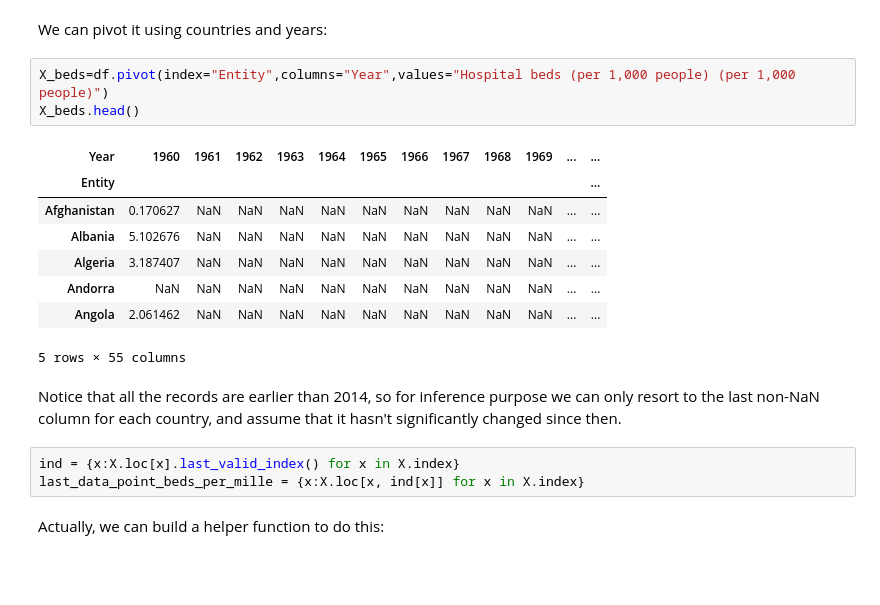
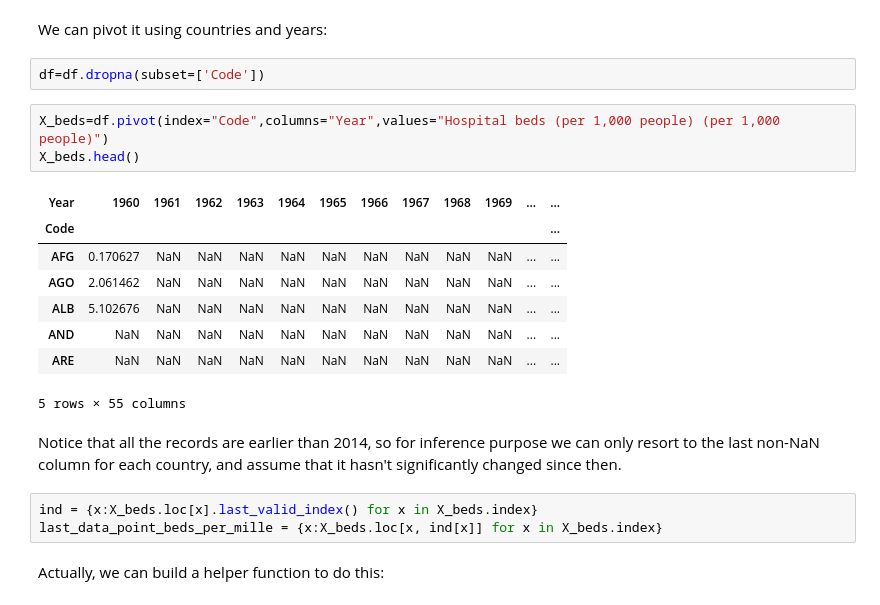
Before and after one commit to danielnee2/SKTW, a Jupyter notebook: TC/prediction_TC.ipynb, the cells around one changed output. Saved outputs shown, nothing was run; the diff lists cells and outputs as text; blank space fills up the shorter version.

```diff
--- a/TC/prediction_TC.ipynb
+++ b/TC/prediction_TC.ipynb
@@ -17,23 +17,25 @@ import pandas as pd
 df = pd.read_csv(datadir + 'international/health/hospital-beds-per-1000-people.csv')
 # %% [markdown]
 We can pivot it using countries and years:
+# %%
+df=df.dropna(subset=['Code'])
 # %%
-X_beds=df.pivot(index="Entity",columns="Year",values="Hospital beds (per 1,000 people) (per 1,000 people)")
+X_beds=df.pivot(index="Code",columns="Year",values="Hospital beds (per 1,000 people) (per 1,000 people)")
 X_beds.head()
 # %% [output]
 | Year | 1960 | 1961 | 1962 | 1963 | 1964 | 1965 | 1966 | 1967 | 1968 | 1969 | ... | ... |
-| Entity |  |  |  |  |  |  |  |  |  |  |  | ... |
-| Afghanistan | 0.170627 | NaN | NaN | NaN | NaN | NaN | NaN | NaN | NaN | NaN | ... | ... |
-| Albania | 5.102676 | NaN | NaN | NaN | NaN | NaN | NaN | NaN | NaN | NaN | ... | ... |
-| Algeria | 3.187407 | NaN | NaN | NaN | NaN | NaN | NaN | NaN | NaN | NaN | ... | ... |
-| Andorra | NaN | NaN | NaN | NaN | NaN | NaN | NaN | NaN | NaN | NaN | ... | ... |
-| Angola | 2.061462 | NaN | NaN | NaN | NaN | NaN | NaN | NaN | NaN | NaN | ... | ... |
+| Code |  |  |  |  |  |  |  |  |  |  |  | ... |
+| AFG | 0.170627 | NaN | NaN | NaN | NaN | NaN | NaN | NaN | NaN | NaN | ... | ... |
+| AGO | 2.061462 | NaN | NaN | NaN | NaN | NaN | NaN | NaN | NaN | NaN | ... | ... |
+| ALB | 5.102676 | NaN | NaN | NaN | NaN | NaN | NaN | NaN | NaN | NaN | ... | ... |
+| AND | NaN | NaN | NaN | NaN | NaN | NaN | NaN | NaN | NaN | NaN | ... | ... |
+| ARE | NaN | NaN | NaN | NaN | NaN | NaN | NaN | NaN | NaN | NaN | ... | ... |
 5 rows × 55 columns
 # %% [markdown]
 Notice that all the records are earlier than 2014, so for inference purpose we can only resort to the last non-NaN column for each country, and assume that it hasn't significantly changed since then.
 # %%
-ind = {x:X.loc[x].last_valid_index() for x in X.index}
-last_data_point_beds_per_mille = {x:X.loc[x, ind[x]] for x in X.index}
+ind = {x:X_beds.loc[x].last_valid_index() for x in X_beds.index}
+last_data_point_beds_per_mille = {x:X_beds.loc[x, ind[x]] for x in X_beds.index}
 # %% [markdown]
 Actually, we can build a helper function to do this:
 # %%
```
Also changed, not shown: parts of 67 cells of this notebook, 3 other files.
